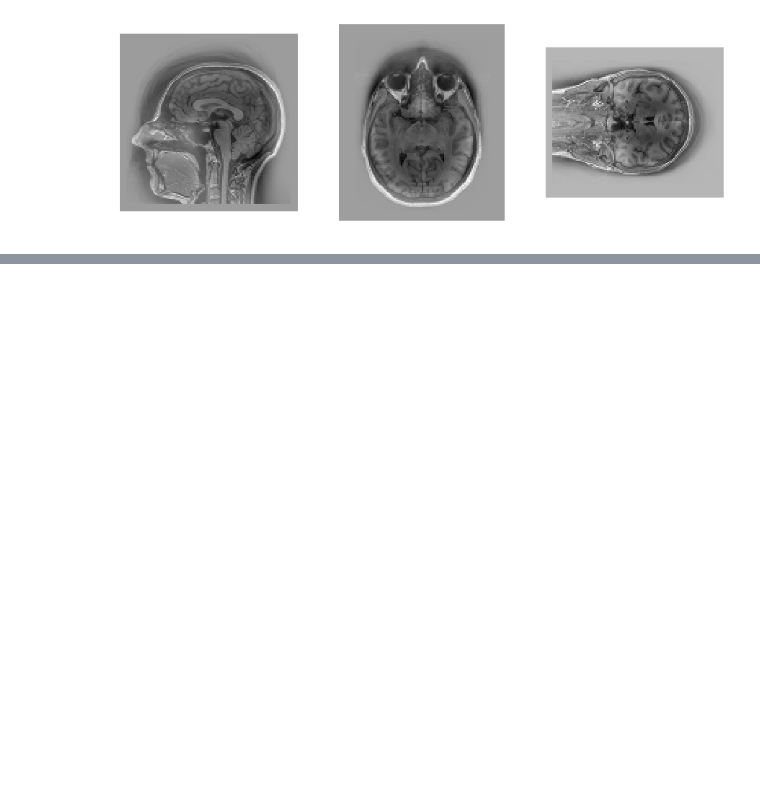
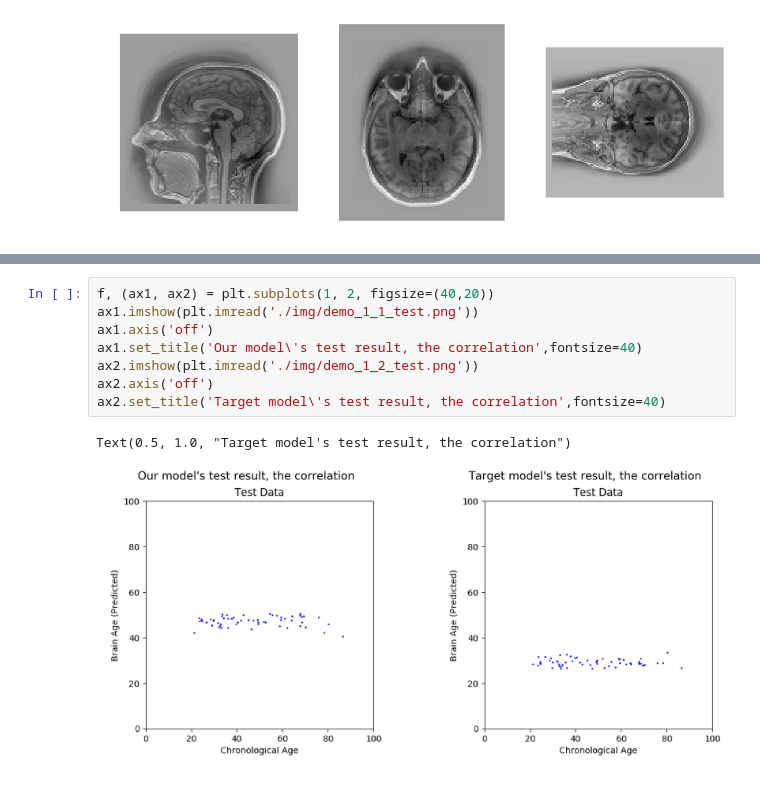
Before and after one commit to woodywff/age_prediction, a Jupyter notebook: Script.ipynb, the cells around one changed output, grey strips where cells are left out. Cells and saved outputs as stored; diff of their text form; blank space fills up the shorter version.

```diff
--- a/Script.ipynb
+++ b/Script.ipynb
@@ -100,0 +122,11 @@ printimg(plt.imread('/home/woody/Pictures/d3.png'))
+# %%
+f, (ax1, ax2) = plt.subplots(1, 2, figsize=(40,20))
+ax1.imshow(plt.imread('./img/demo_1_1_test.png'))
+ax1.axis('off')
+ax1.set_title('Our model\'s test result, the correlation',fontsize=40)
+ax2.imshow(plt.imread('./img/demo_1_2_test.png'))
+ax2.axis('off')
+ax2.set_title('Target model\'s test result, the correlation',fontsize=40)
+# %% [output]
+Text(0.5, 1.0, "Target model's test result, the correlation")
+[figure, added]
```
Also changed, not shown: parts of 4 cells of this notebook, 3 other files.
